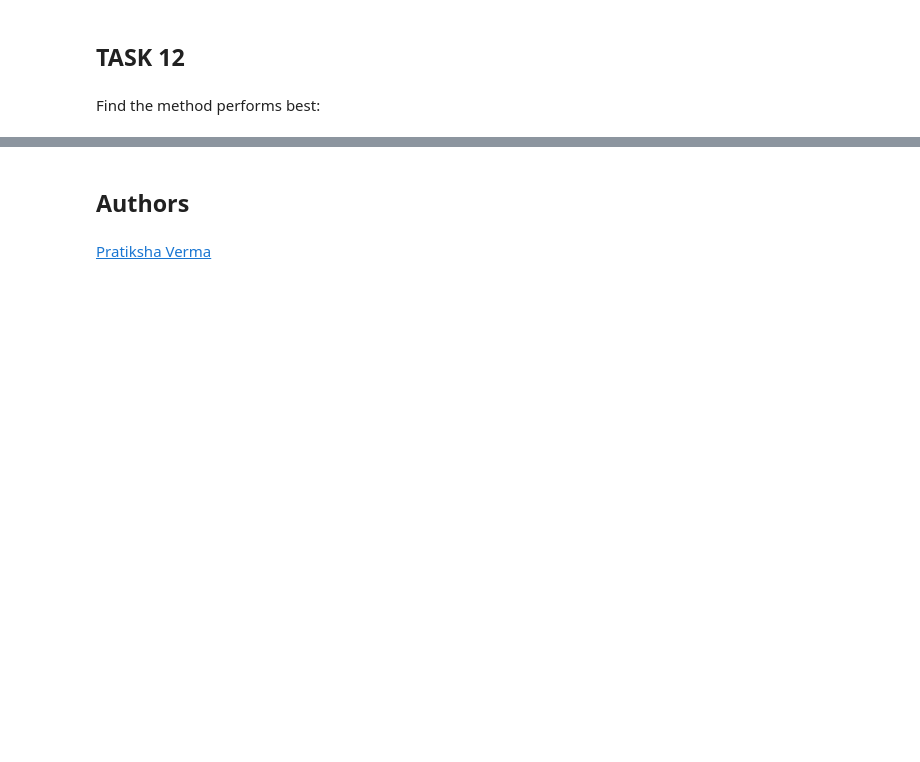
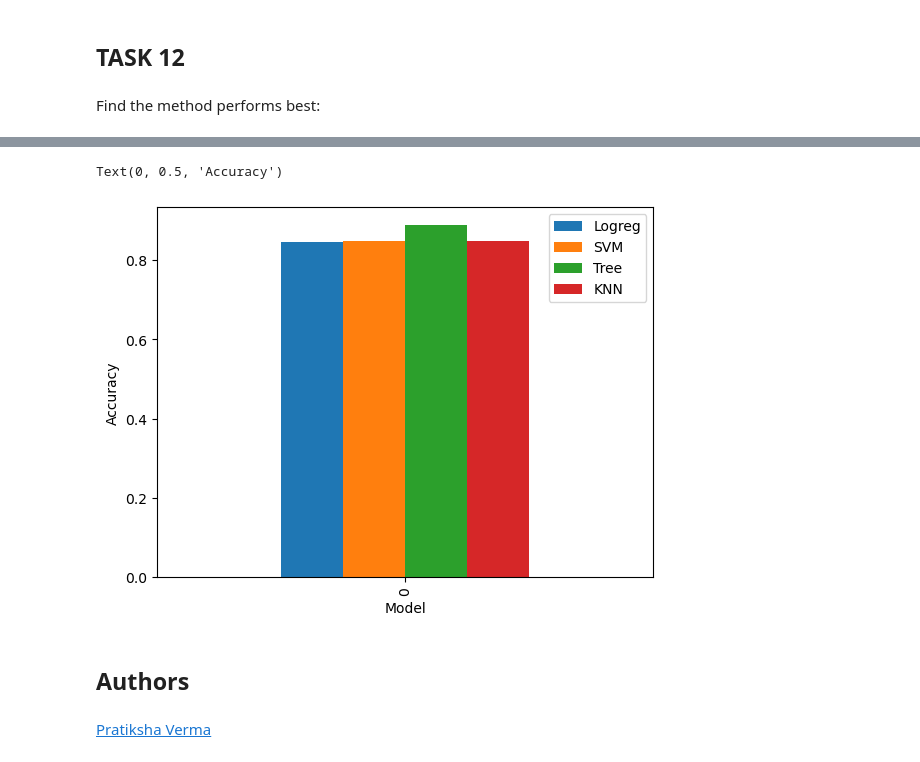
Before and after one commit to Riitzer/Data-Scientist-Course, a Jupyter notebook: SpaceX Machine Learning Prediction.ipynb, the cells around one changed output, grey strips where cells are left out. Drawn from its saved outputs; the diff is of its cells as text; code cells hidden in the pictures; blank space fills up the shorter version.

```diff
--- a/SpaceX Machine Learning Prediction.ipynb
+++ b/SpaceX Machine Learning Prediction.ipynb
@@ -340,3 +376,18 @@ print("knn accuracy test :",knn_cv.score(X_test, Y_test))
+# %%
+logreg_acc = logreg_cv.best_score_
+svm_acc = svm_cv.best_score_
+tree_acc = tree_cv.best_score_
+knn_acc = knn_cv.best_score_
+acc = [logreg_acc, svm_acc, tree_acc, knn_acc]
+accuracies = pd.DataFrame(acc).T
+accuracies.columns = ['Logreg', 'SVM', 'Tree', 'KNN']
+
+accuracies.plot.bar()
+plt.xlabel('Model')
+plt.ylabel('Accuracy')
+# %% [output]
+Text(0, 0.5, 'Accuracy')
+[figure, added]
 # %% [markdown]
 ## Authors
 # %% [markdown]
```
Also changed, not shown: parts of 9 cells of this notebook.
